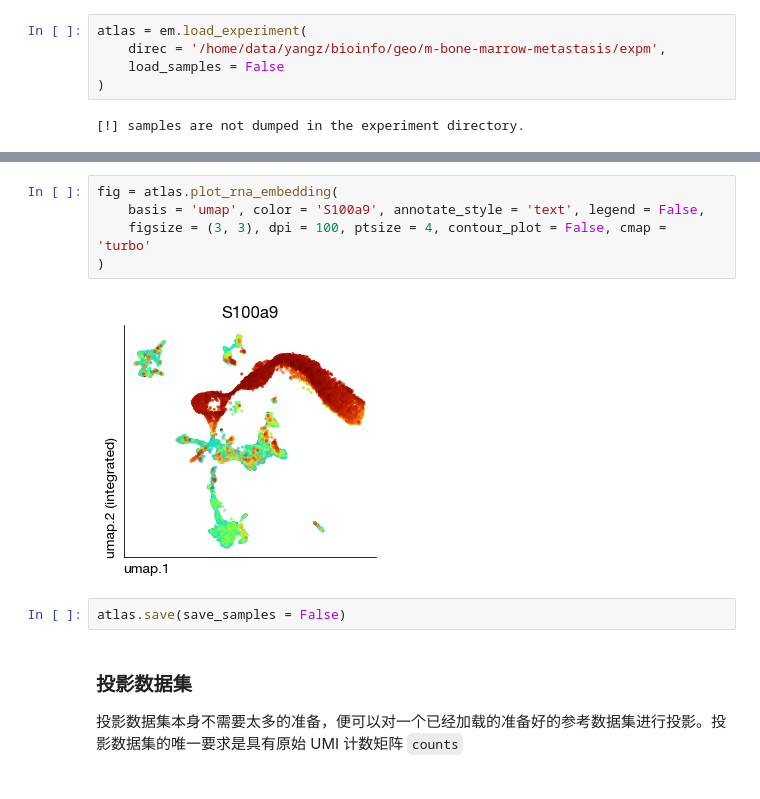
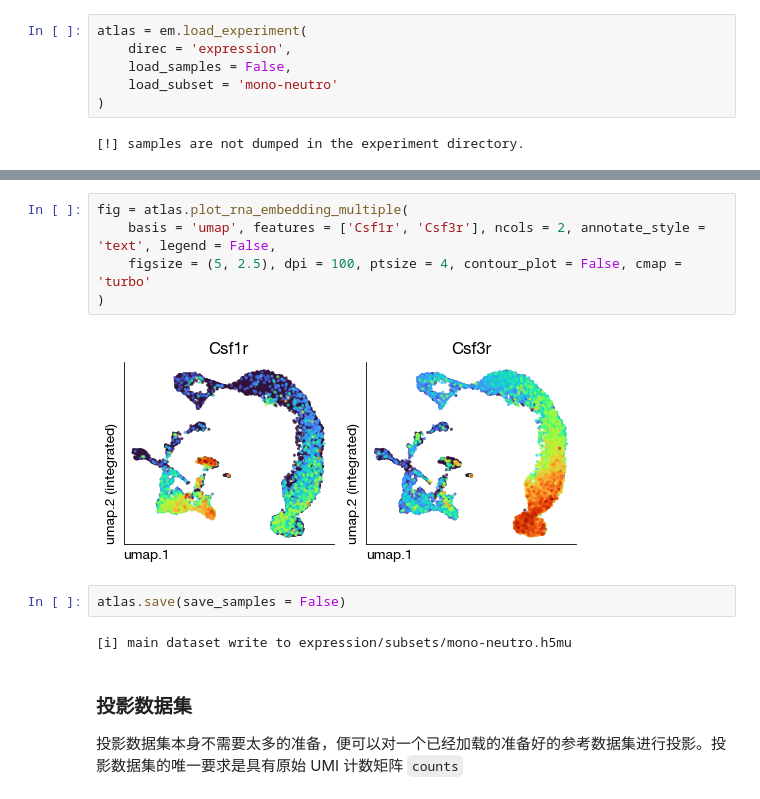
Before and after one commit to yang-z-03/exprmat, a Jupyter notebook: docs/source/notebooks/projection.ipynb, the cells around one changed output, grey strips where cells are left out. Saved outputs shown, nothing was run; the diff lists cells and outputs as text.

```diff
--- a/docs/source/notebooks/projection.ipynb
+++ b/docs/source/notebooks/projection.ipynb
@@ -32,8 +35,9 @@ ver = em.version()
 在图谱准备工作完毕后，请保存图谱实验对象，这样才会写到硬盘上
 # %%
 atlas = em.load_experiment(
-    direc = '/home/data/yangz/bioinfo/geo/m-bone-marrow-metastasis/expm',
-    load_samples = False
+    direc = 'expression',
+    load_samples = False,
+    load_subset = 'mono-neutro'
 )
 # %% [output]
 [!] samples are not dumped in the experiment directory.
@@ -134,12 +133,14 @@ atlas.run_rna_construct_atlas(
 # %%
-fig = atlas.plot_rna_embedding(
-    basis = 'umap', color = 'S100a9', annotate_style = 'text', legend = False,
-    figsize = (3, 3), dpi = 100, ptsize = 4, contour_plot = False, cmap = 'turbo'
+fig = atlas.plot_rna_embedding_multiple(
+    basis = 'umap', features = ['Csf1r', 'Csf3r'], ncols = 2, annotate_style = 'text', legend = False,
+    figsize = (5, 2.5), dpi = 100, ptsize = 4, contour_plot = False, cmap = 'turbo'
 )
 # %% [output]
-[figure, old version]
+[figure, new version]
 # %%
 atlas.save(save_samples = False)
+# %% [output]
+[i] main dataset write to expression/subsets/mono-neutro.h5mu
 # %% [markdown]
 ### 投影数据集
 
```
Also changed, not shown: parts of 15 cells of this notebook, 23 other files.
